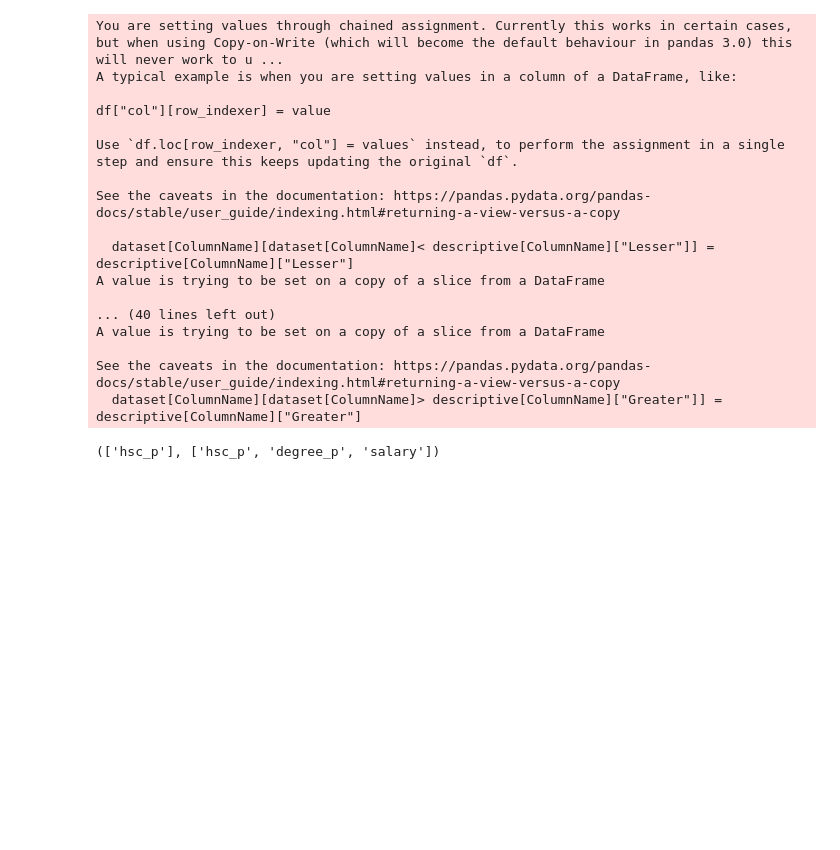
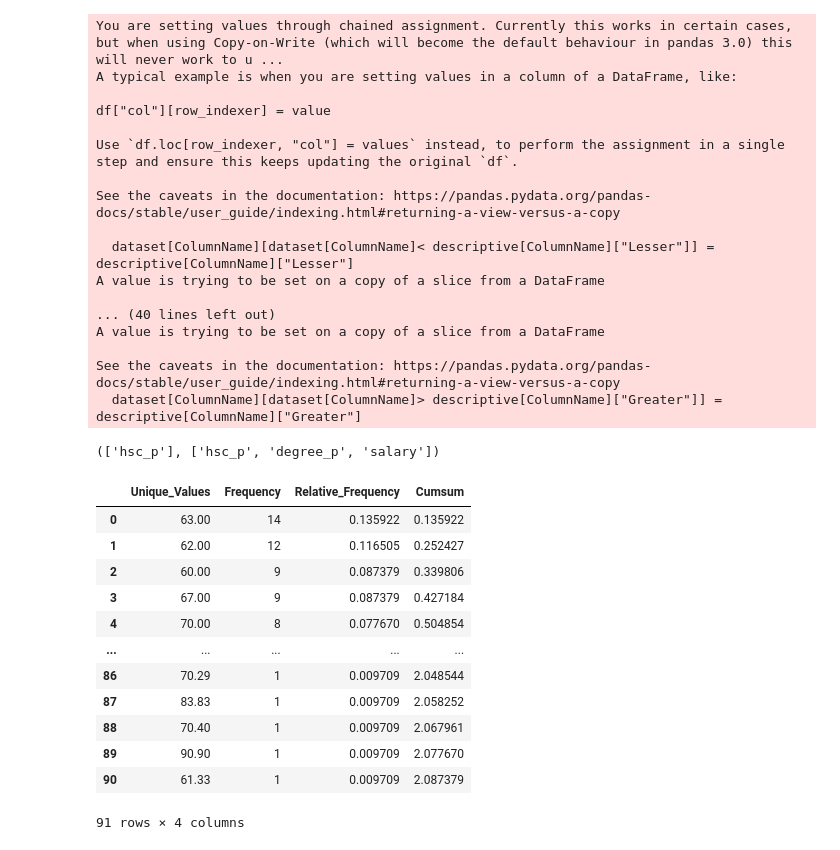
Before and after one commit to Indhumathi-AI-2025/Data-Science---Univariate, a Jupyter notebook: Frequency.ipynb, the cells around one changed output. Drawn from its saved outputs; the diff is of its cells as text; code cells hidden in the pictures; blank space fills up the shorter version.

```diff
--- a/Frequency.ipynb
+++ b/Frequency.ipynb
@@ -799,0 +815,19 @@ See the caveats in the documentation: https://pandas.pydata.org/pandas-docs/stab
+# %%
+all_freq_tables = FreqTable(dataset)
+
+# Frequency table for a single column
+all_freq_tables["hsc_p"]
+# %% [output]
+|  | Unique_Values | Frequency | Relative_Frequency | Cumsum |
+| 0 | 63.00 | 14 | 0.135922 | 0.135922 |
+| 1 | 62.00 | 12 | 0.116505 | 0.252427 |
+| 2 | 60.00 | 9 | 0.087379 | 0.339806 |
+| 3 | 67.00 | 9 | 0.087379 | 0.427184 |
+| 4 | 70.00 | 8 | 0.077670 | 0.504854 |
+| ... | ... | ... | ... | ... |
+| 86 | 70.29 | 1 | 0.009709 | 2.048544 |
+| 87 | 83.83 | 1 | 0.009709 | 2.058252 |
+| 88 | 70.40 | 1 | 0.009709 | 2.067961 |
+| 89 | 90.90 | 1 | 0.009709 | 2.077670 |
+| 90 | 61.33 | 1 | 0.009709 | 2.087379 |
+91 rows × 4 columns
```
Also changed, not shown: parts of 6 cells of this notebook.
